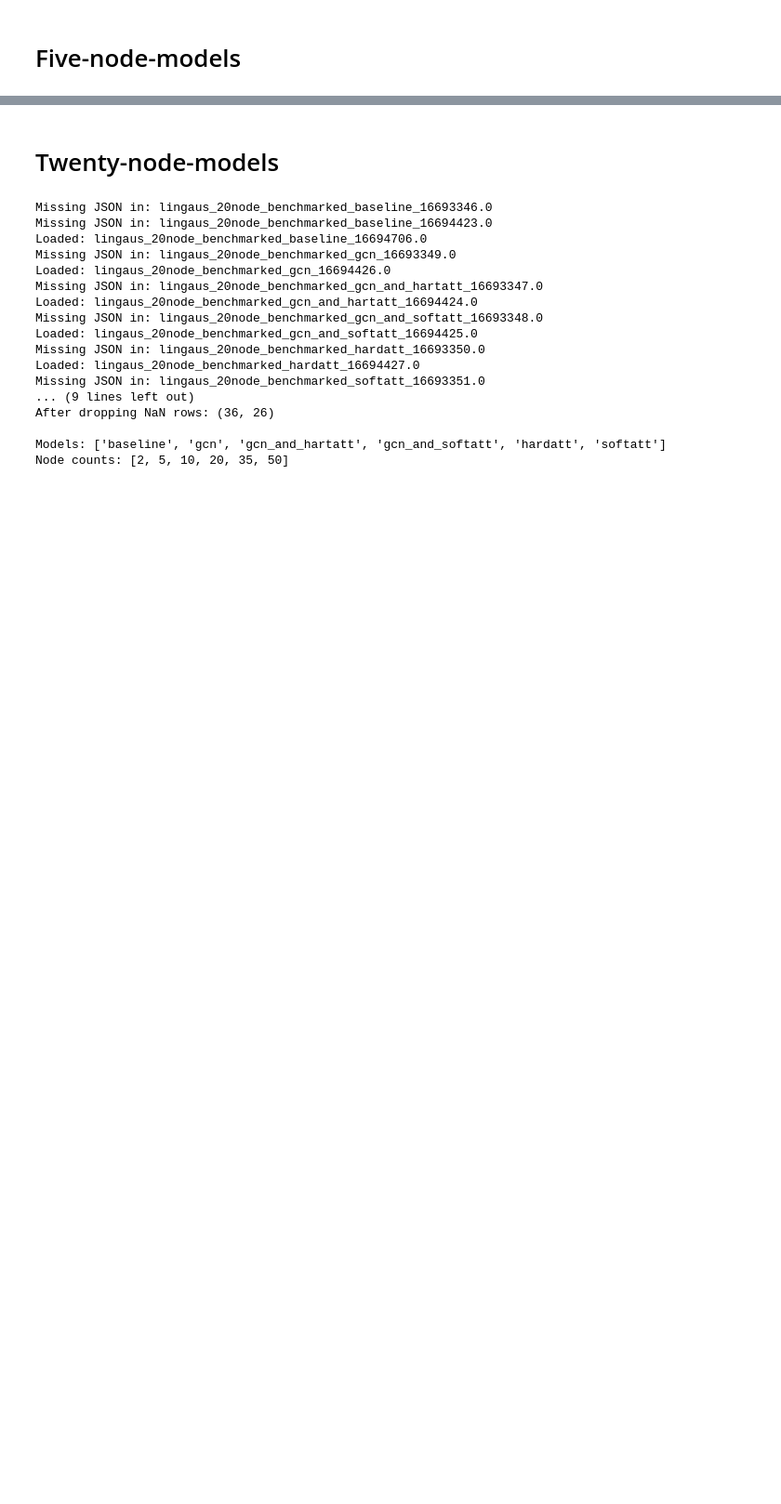
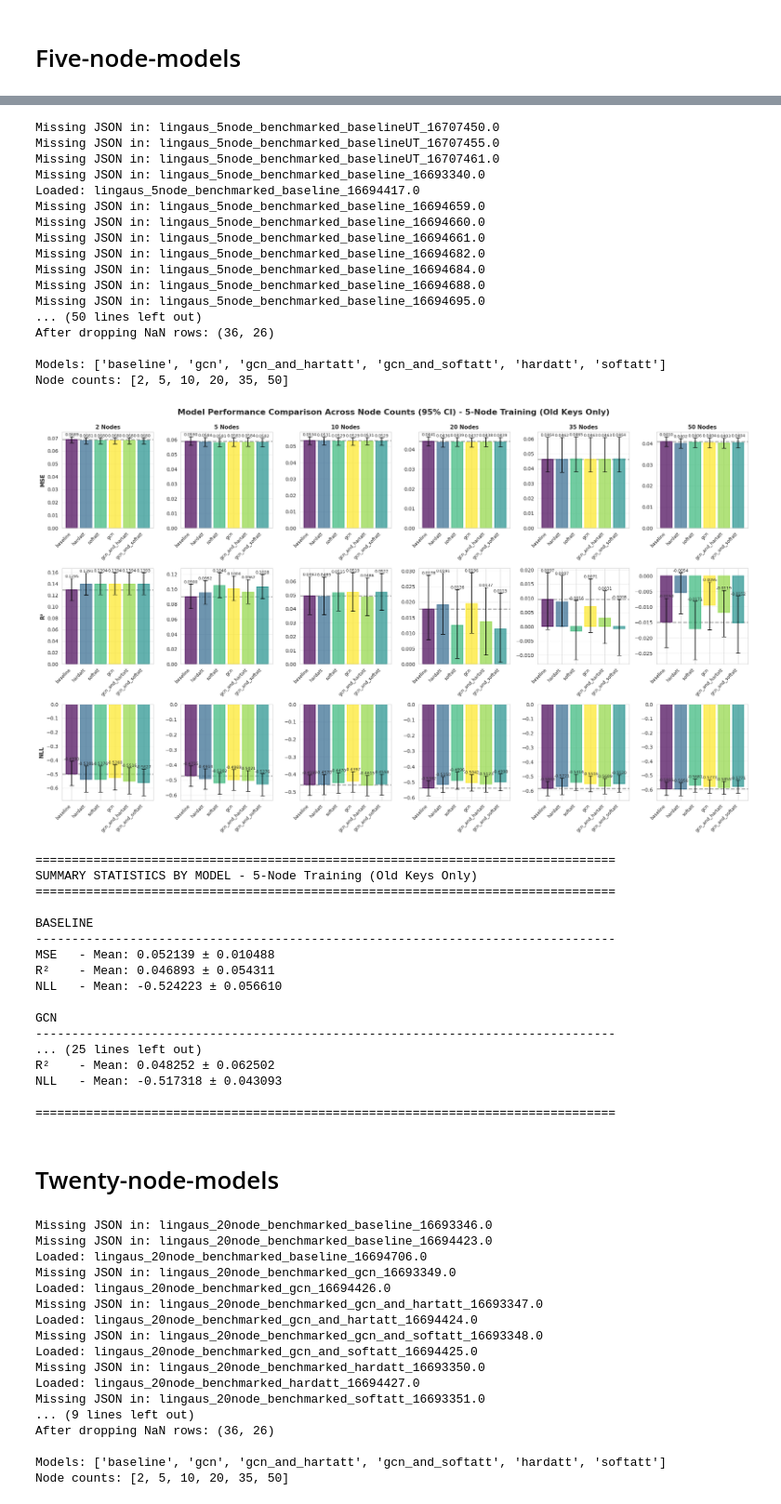
Before and after one commit to elidub/Graphs4CausalFoundationModels, a Jupyter notebook: experiments/GraphConditioning/aggregate_results/lingaus/v1.ipynb, the cells around one changed output, grey strips where cells are left out. Shown at 93% size. Cells and saved outputs as stored; diff of their text form; code cells hidden in the pictures; blank space fills up the shorter version.

```diff
--- a/experiments/GraphConditioning/aggregate_results/lingaus/v1.ipynb
+++ b/experiments/GraphConditioning/aggregate_results/lingaus/v1.ipynb
@@ -424,6 +447,73 @@ R²    - Mean: 0.052275 ± 0.057200
 NLL   - Mean: -0.501696 ± 0.067721
 
 ================================================================================
+# %%
+new_keys = [
+   "lingaus_5node_benchmarked_baseline_16707805.0",
+   "lingaus_5node_benchmarked_gcn_16707808.0",
+    "lingaus_5node_benchmarked_gcn_and_hartatt_16707806.0",
+    "lingaus_5node_benchmarked_gcn_and_softatt_16707807.0",
+    "lingaus_5node_benchmarked_hardatt_16707809.0",
+    "lingaus_5node_benchmarked_softatt_16707810.0",
+]
+
+# Analyze 5-node benchmarked results (only old_keys)
+# Load regular benchmarked results
+pattern_5node_regular = "lingaus_5node_benchmarked_*"
+results_dict_regular = load_benchmark_results(checkpoint_base, pattern_5node_regular)
+
+# Filter to only include new_keys
+results_dict_filtered = {k: v for k, v in results_dict_regular.items() if k in new_keys}
+
+print(f"\n{'='*80}")
+print(f"Filtered to old_keys: {len(results_dict_filtered)} total results")
+print(f"Keys included: {list(results_dict_filtered.keys())}")
+print(f"{'='*80}\n")
+
+# Create dataframe from filtered results
+df_5node = create_dataframe(results_dict_filtered)
+print(f"\nModels: {sorted(df_5node['model'].unique())}")
+print(f"Node counts: {sorted(df_5node['node_count'].unique())}")
+
+# Generate plots
+plot_bar_comparison(df_5node, node_counts_to_compare=[2, 5, 10, 20, 35, 50], title_suffix="5-Node Training (Old Keys Only)")
+print_summary_statistics(df_5node, title_suffix="5-Node Training (Old Keys Only)")
+# %% [output]
+Missing JSON in: lingaus_5node_benchmarked_baselineUT_16707450.0
+Missing JSON in: lingaus_5node_benchmarked_baselineUT_16707455.0
+Missing JSON in: lingaus_5node_benchmarked_baselineUT_16707461.0
+Missing JSON in: lingaus_5node_benchmarked_baseline_16693340.0
+Loaded: lingaus_5node_benchmarked_baseline_16694417.0
+Missing JSON in: lingaus_5node_benchmarked_baseline_16694659.0
+Missing JSON in: lingaus_5node_benchmarked_baseline_16694660.0
+Missing JSON in: lingaus_5node_benchmarked_baseline_16694661.0
+Missing JSON in: lingaus_5node_benchmarked_baseline_16694682.0
+Missing JSON in: lingaus_5node_benchmarked_baseline_16694684.0
+Missing JSON in: lingaus_5node_benchmarked_baseline_16694688.0
+Missing JSON in: lingaus_5node_benchmarked_baseline_16694695.0
+... (50 lines left out)
+After dropping NaN rows: (36, 26)
+
+Models: ['baseline', 'gcn', 'gcn_and_hartatt', 'gcn_and_softatt', 'hardatt', 'softatt']
+Node counts: [2, 5, 10, 20, 35, 50]
+[figure, added]
+================================================================================
+SUMMARY STATISTICS BY MODEL - 5-Node Training (Old Keys Only)
+================================================================================
+
+BASELINE
+--------------------------------------------------------------------------------
+MSE   - Mean: 0.052139 ± 0.010488
+R²    - Mean: 0.046893 ± 0.054311
+NLL   - Mean: -0.524223 ± 0.056610
+
+GCN
+--------------------------------------------------------------------------------
+... (25 lines left out)
+R²    - Mean: 0.048252 ± 0.062502
+NLL   - Mean: -0.517318 ± 0.043093
+
+================================================================================
 # %% [markdown]
 # Twenty-node-models
 # %%
```
Also changed, not shown: parts of 2 cells of this notebook, 1 other file.
